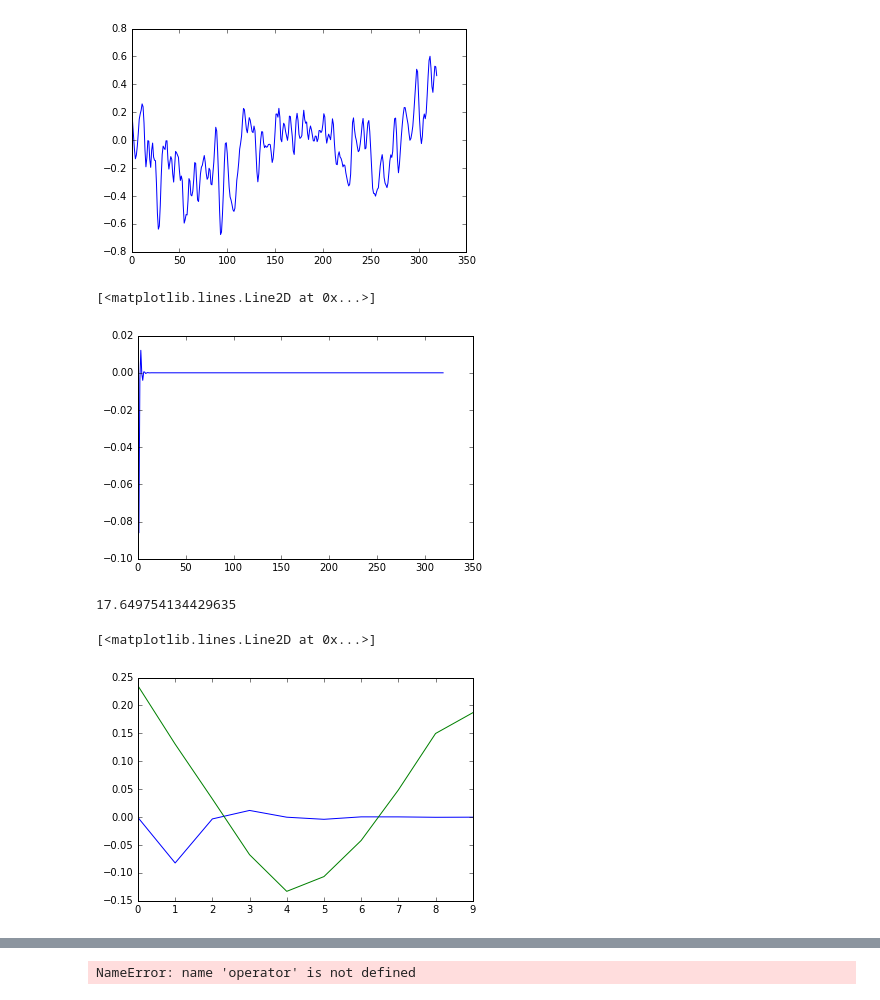
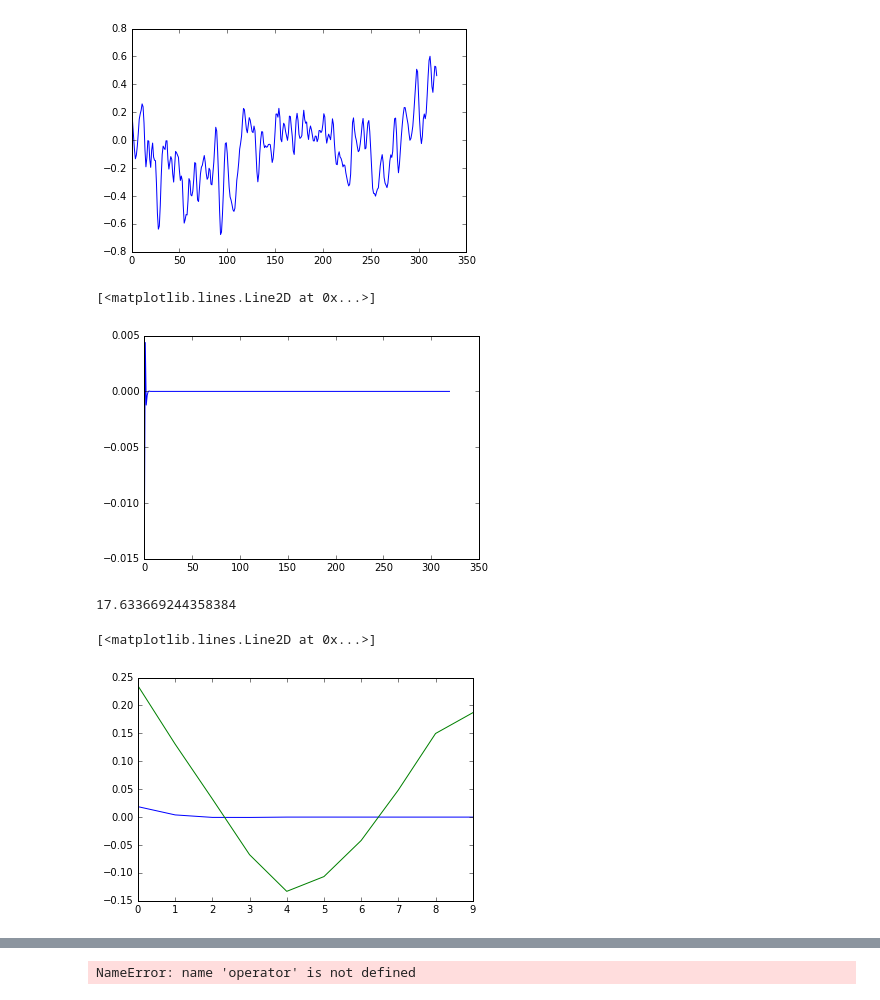
Before and after one commit to TheAcheriit/IAR-CWRNN, a Jupyter notebook: src/RNNTestNumpy.ipynb, the cells around one changed output, grey strips where cells are left out. Cells and saved outputs as stored; diff of their text form; code cells hidden in the pictures.

```diff
--- a/src/RNNTestNumpy.ipynb
+++ b/src/RNNTestNumpy.ipynb
@@ -35,7 +35,7 @@ plot(data[4][:,0])
 # %%
 class RNNNumpy:
 
-    def __init__(self, word_dim, hidden_dim=10, bptt_truncate=4):
+    def __init__(self, word_dim, hidden_dim=10, bptt_truncate=100):
         # Assign instance variables
         self.word_dim = word_dim
         self.hidden_dim = hidden_dim
@@ -55,7 +55,7 @@ def forward_propagation(self, size, initialState):
     # For each time step...
     for t in np.arange(T):
         s[t] = np.tanh(self.W.dot(s[t-1]))
-        o[t] = np.tanh(self.V.dot(s[t]))
+        o[t] = self.V.dot(s[t])
     return [o, s]
 
 RNNNumpy.forward_propagation = forward_propagation
@@ -67,14 +67,14 @@ def predict(self, x):
 
 RNNNumpy.predict = predict
 # %%
-model = RNNNumpy(1, hidden_dim=31)
+model = RNNNumpy(1, hidden_dim=10)
 X_train = data[4][:,0]
-#X_train = np.ones(320)
+#X_train = np.ones(320)*0.75
 o = model.predict(X_train)
 plot(o)
 # %% [output]
 [<matplotlib.lines.Line2D at 0x...>]
-[figure, old version]
+[figure, new version]
 # %%
 def calculate_loss(self, x):
     o, s = self.forward_propagation(len(x), x[1])
@@ -85,7 +85,7 @@ RNNNumpy.calculate_loss=calculate_loss
 loss = model.calculate_loss( X_train)
 loss
 # %% [output]
-17.649754134429635
+17.633669244358384
 # %%
 def bptt(self, y):
     T = len(y)
@@ -175,6 +174,6 @@ plot(o[:10])
 plot(X_train[:10])
 # %% [output]
 [<matplotlib.lines.Line2D at 0x...>]
-[figure, old version]
+[figure, new version]
 # %%
 plot(losses)
```
Also changed, not shown: parts of 8 cells of this notebook, 3 other files.
